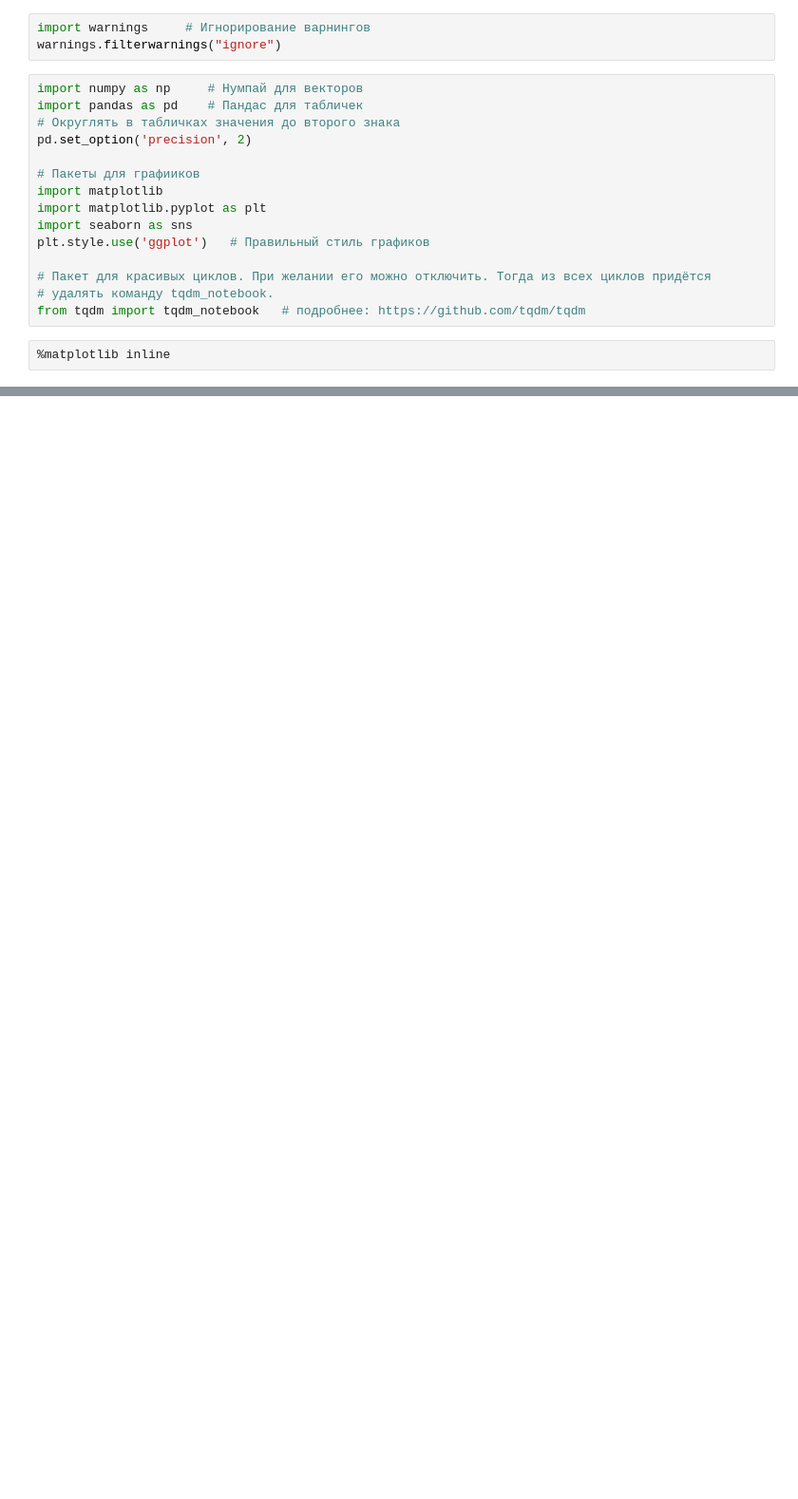
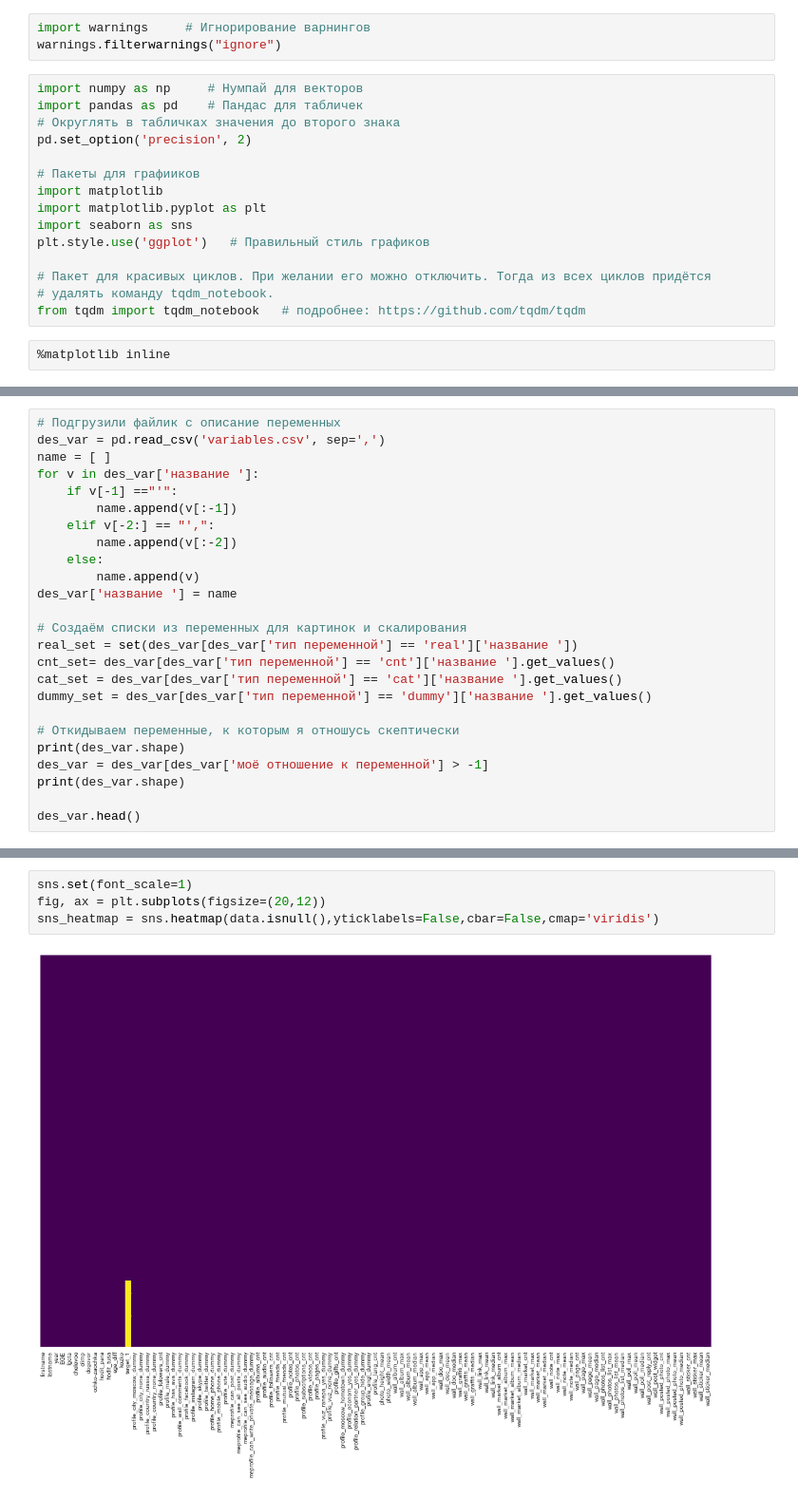
Before and after one commit to FUlyankin/ekanam_grand_research, a Jupyter notebook: 6. Models/6.1 Models.ipynb, the cells around one changed output, grey strips where cells are left out. Shown at 95% size. Cells and saved outputs as stored; diff of their text form; blank space fills up the shorter version.

```diff
--- a/6. Models/6.1 Models.ipynb
+++ b/6. Models/6.1 Models.ipynb
@@ -523,0 +43,25 @@ for a,b in zip(data3_X.columns.get_values(), lr.coef_[0]):
+# %%
+# Подгрузили файлик с описание переменных
+des_var = pd.read_csv('variables.csv', sep=',')
+name = [ ]
+for v in des_var['название ']:
+    if v[-1] =="'":
+        name.append(v[:-1])
+    elif v[-2:] == "',":
+        name.append(v[:-2])
+    else:
+        name.append(v)
+des_var['название '] = name
+
+# Создаём списки из переменных для картинок и скалирования
+real_set = set(des_var[des_var['тип переменной'] == 'real']['название '])
+cnt_set= des_var[des_var['тип переменной'] == 'cnt']['название '].get_values()
+cat_set = des_var[des_var['тип переменной'] == 'cat']['название '].get_values()
+dummy_set = des_var[des_var['тип переменной'] == 'dummy']['название '].get_values()
+
+# Откидываем переменные, к которым я отношусь скептически
+print(des_var.shape)
+des_var = des_var[des_var['моё отношение к переменной'] > -1]
+print(des_var.shape)
+
+des_var.head()
@@ -523,0 +164,6 @@ for a,b in zip(data3_X.columns.get_values(), lr.coef_[0]):
+# %%
+sns.set(font_scale=1)
+fig, ax = plt.subplots(figsize=(20,12))
+sns_heatmap = sns.heatmap(data.isnull(),yticklabels=False,cbar=False,cmap='viridis')
+# %% [output]
+[figure, added]
```
Also changed, not shown: parts of 85 cells of this notebook, 26 other files.
